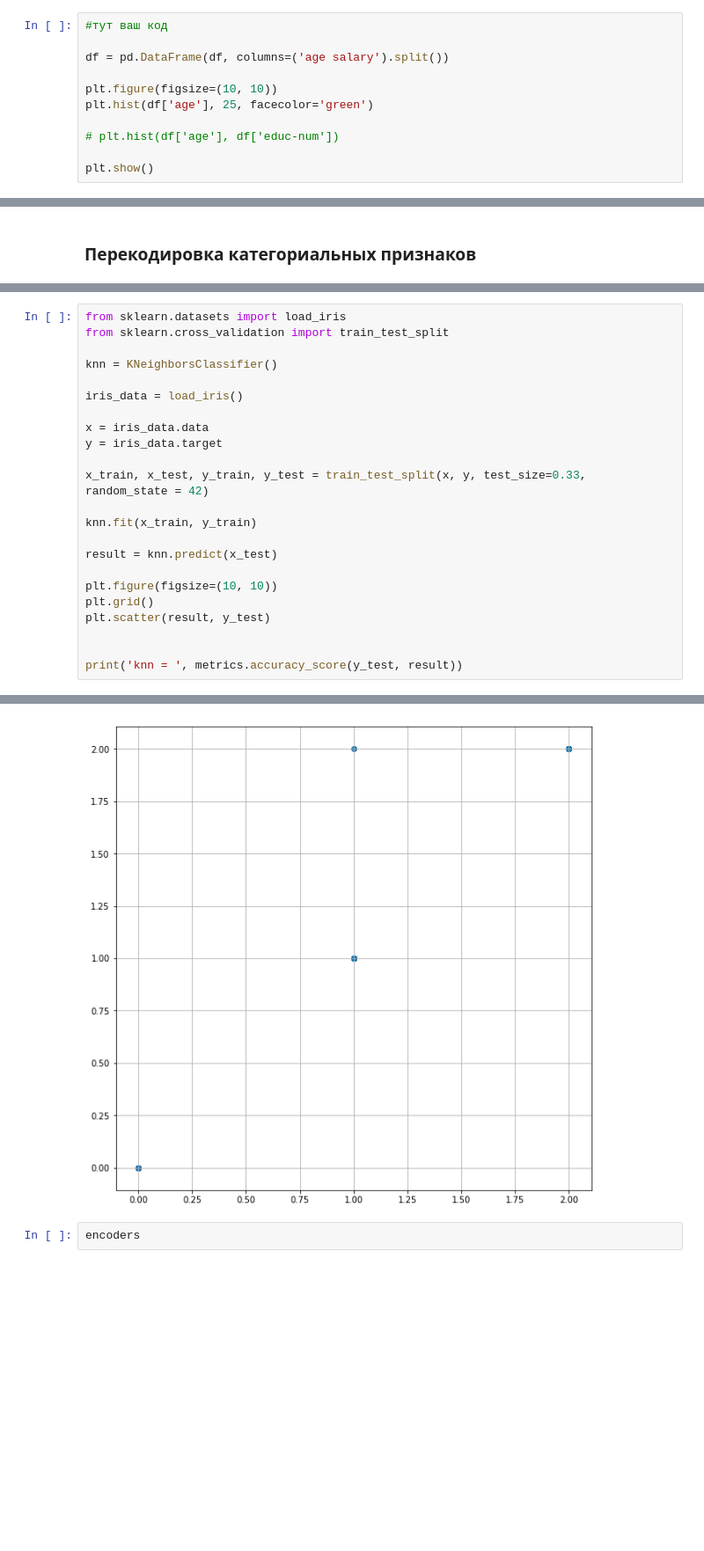
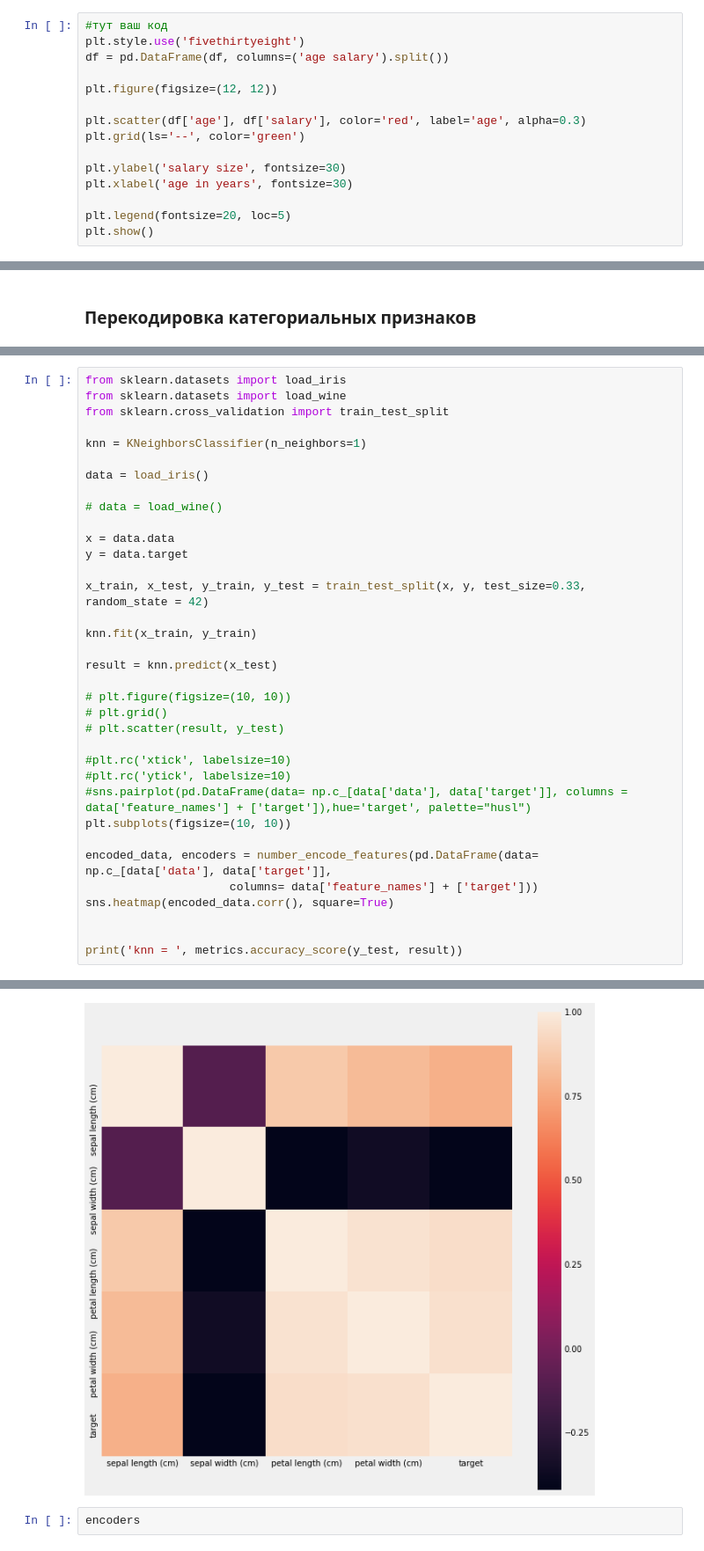
Before and after one commit to Skufler/mlschl, a Jupyter notebook: Seminars/salary_knn.ipynb, the cells around one changed output, grey strips where cells are left out. Shown at 88% size. Drawn from its saved outputs; the diff is of its cells as text; blank space fills up the shorter version.

```diff
--- a/Seminars/salary_knn.ipynb
+++ b/Seminars/salary_knn.ipynb
@@ -54,13 +54,17 @@ df.head(5)
 сформируйте новый датафрейм, состоящий из стоблцов 'age, salary'. Подумайте, как можно визуализировать эту информацию при помощи графиков?
 # %%
 #тут ваш код
-
+plt.style.use('fivethirtyeight')
 df = pd.DataFrame(df, columns=('age salary').split())
 
-plt.figure(figsize=(10, 10))
-plt.hist(df['age'], 25, facecolor='green')
+plt.figure(figsize=(12, 12))
 
-# plt.hist(df['age'], df['educ-num'])
+plt.scatter(df['age'], df['salary'], color='red', label='age', alpha=0.3)
+plt.grid(ls='--', color='green')
 
+plt.ylabel('salary size', fontsize=30)
+plt.xlabel('age in years', fontsize=30)
+
+plt.legend(fontsize=20, loc=5)
 plt.show()
 # %% [output]
@@ -99,29 +102,41 @@ encoded_data.head()
 # %%
 from sklearn.datasets import load_iris
+from sklearn.datasets import load_wine
 from sklearn.cross_validation import train_test_split
 
-knn = KNeighborsClassifier()
+knn = KNeighborsClassifier(n_neighbors=1)
 
-iris_data = load_iris()
+data = load_iris()
 
-x = iris_data.data
-y = iris_data.target
+# data = load_wine()
+
+x = data.data
+y = data.target
 
 x_train, x_test, y_train, y_test = train_test_split(x, y, test_size=0.33, random_state = 42)
 
 knn.fit(x_train, y_train)
 
 result = knn.predict(x_test)
 
-plt.figure(figsize=(10, 10))
-plt.grid()
-plt.scatter(result, y_test)
+# plt.figure(figsize=(10, 10))
+# plt.grid()
+# plt.scatter(result, y_test)
+
+#plt.rc('xtick', labelsize=10)
+#plt.rc('ytick', labelsize=10)
+#sns.pairplot(pd.DataFrame(data= np.c_[data['data'], data['target']], columns = data['feature_names'] + ['target']),hue='target', palette="husl")
+plt.subplots(figsize=(10, 10))
+
+encoded_data, encoders = number_encode_features(pd.DataFrame(data= np.c_[data['data'], data['target']],
+                     columns= data['feature_names'] + ['target']))
+sns.heatmap(encoded_data.corr(), square=True)
 
 
 print('knn = ', metrics.accuracy_score(y_test, result))
 # %% [output]
 knn =  0.98
-[figure, old version]
+[figure, new version]
 # %%
 encoders
 # %% [markdown]
```
Also changed, not shown: parts of 5 cells of this notebook.
